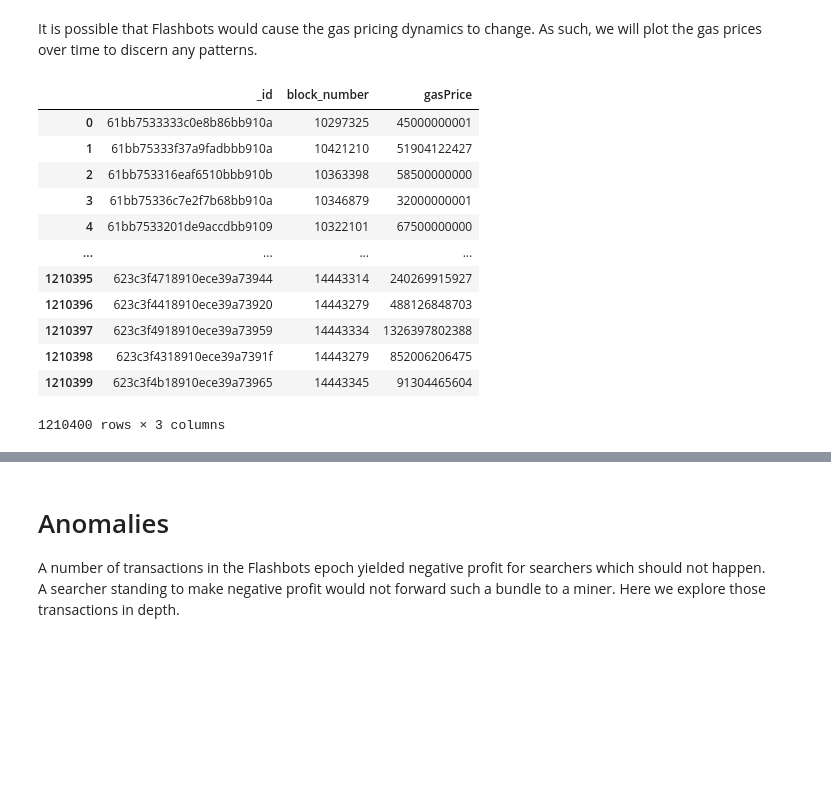
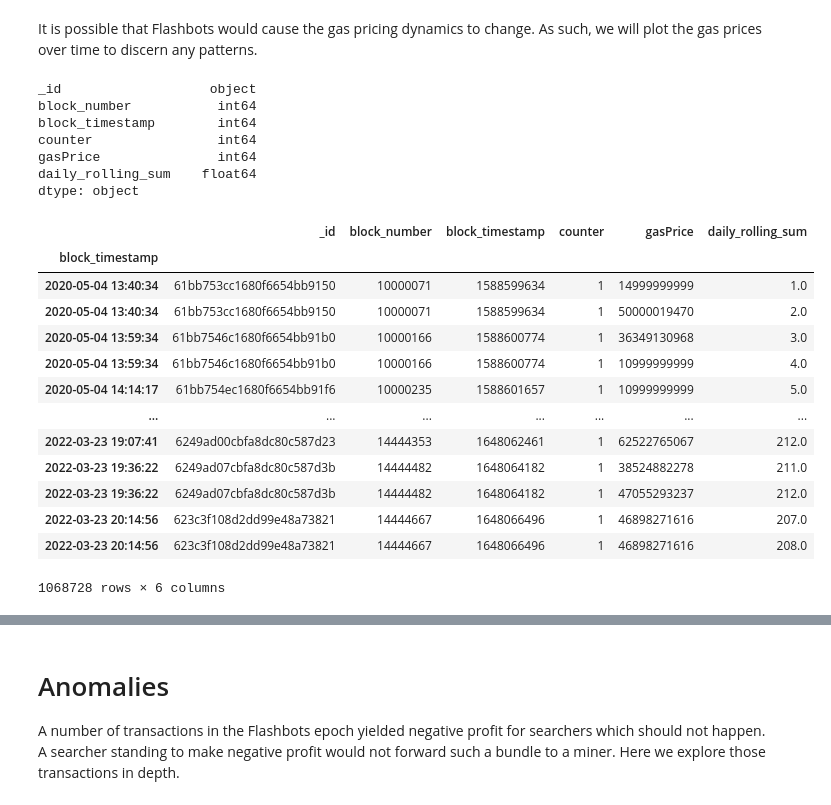
Before and after one commit to a-flashbot-in-the-pan/a-flashbot-in-the-pan, a Jupyter notebook: FlashbotsAnalysis.ipynb, the cells around one changed output, grey strips where cells are left out. Cells and saved outputs as stored; diff of their text form; code cells hidden in the pictures; blank space fills up the shorter version.

```diff
--- a/FlashbotsAnalysis.ipynb
+++ b/FlashbotsAnalysis.ipynb
@@ -416,36 +424,53 @@ It is possible that Flashbots would cause the gas pricing dynamics to change. As
 # %%
 def gas_price_extraction_pipeline(which_tx):
     return [
         {
             "$match":is_non_flashbots_query
         },
         {
             "$project": {
                 "block_number": "$block_number",
+                "block_timestamp": "$block_timestamp",
                 "gasPrice": which_tx,
             }
         },
     ]
 
 pipeline1 = gas_price_extraction_pipeline("$first_transaction.gasPrice")
 pipeline2 = gas_price_extraction_pipeline("$second_transaction.gasPrice")
 
 non_fb_txs_raw1 = pd.DataFrame(list(confirmed_mevs.aggregate(pipeline1)))
 non_fb_txs_raw2 = pd.DataFrame(list(confirmed_mevs.aggregate(pipeline2)))
 
-non_fb_txs_df = pd.concat([non_fb_txs_raw1, non_fb_txs_raw2], ignore_index=True)
+non_fb_txs_df = pd.concat([non_fb_txs_raw1, non_fb_txs_raw2], ignore_index=True).sort_values(by='block_number')
+non_fb_txs_df.index = pd.to_datetime(non_fb_txs_df["block_timestamp"], unit='s')
+
+#fb_txs.index = pydatetimes
+
+non_fb_txs_df.insert(3, 'counter', 1)
+non_fb_txs_df["daily_rolling_sum"] = non_fb_txs_df.rolling("1D").sum().counter
+
+print(non_fb_txs_df.dtypes)
 non_fb_txs_df
 # %% [output]
+_id                   object
+block_number           int64
+block_timestamp        int64
+counter                int64
+gasPrice               int64
+daily_rolling_sum    float64
+dtype: object
-|  | _id | block_number | gasPrice |
-| 0 | 61bb7533333c0e8b86bb910a | 10297325 | 45000000001 |
-| 1 | 61bb75333f37a9fadbbb910a | 10421210 | 51904122427 |
-| 2 | 61bb753316eaf6510bbb910b | 10363398 | 58500000000 |
-| 3 | 61bb75336c7e2f7b68bb910a | 10346879 | 32000000001 |
-| 4 | 61bb7533201de9accdbb9109 | 10322101 | 67500000000 |
-| ... | ... | ... | ... |
-| 1210395 | 623c3f4718910ece39a73944 | 14443314 | 240269915927 |
-| 1210396 | 623c3f4418910ece39a73920 | 14443279 | 488126848703 |
-| 1210397 | 623c3f4918910ece39a73959 | 14443334 | 1326397802388 |
-| 1210398 | 623c3f4318910ece39a7391f | 14443279 | 852006206475 |
-| 1210399 | 623c3f4b18910ece39a73965 | 14443345 | 91304465604 |
+|  | _id | block_number | block_timestamp | counter | gasPrice | daily_rolling_sum |
+| block_timestamp |  |  |  |  |  |  |
+| 2020-05-04 13:40:34 | 61bb753cc1680f6654bb9150 | 10000071 | 1588599634 | 1 | 14999999999 | 1.0 |
+| 2020-05-04 13:40:34 | 61bb753cc1680f6654bb9150 | 10000071 | 1588599634 | 1 | 50000019470 | 2.0 |
+| 2020-05-04 13:59:34 | 61bb7546c1680f6654bb91b0 | 10000166 | 1588600774 | 1 | 36349130968 | 3.0 |
+| 2020-05-04 13:59:34 | 61bb7546c1680f6654bb91b0 | 10000166 | 1588600774 | 1 | 10999999999 | 4.0 |
+| 2020-05-04 14:14:17 | 61bb754ec1680f6654bb91f6 | 10000235 | 1588601657 | 1 | 10999999999 | 5.0 |
+| ... | ... | ... | ... | ... | ... | ... |
+| 2022-03-23 19:07:41 | 6249ad00cbfa8dc80c587d23 | 14444353 | 1648062461 | 1 | 62522765067 | 212.0 |
+| 2022-03-23 19:36:22 | 6249ad07cbfa8dc80c587d3b | 14444482 | 1648064182 | 1 | 38524882278 | 211.0 |
+| 2022-03-23 19:36:22 | 6249ad07cbfa8dc80c587d3b | 14444482 | 1648064182 | 1 | 47055293237 | 212.0 |
+| 2022-03-23 20:14:56 | 623c3f108d2dd99e48a73821 | 14444667 | 1648066496 | 1 | 46898271616 | 207.0 |
+| 2022-03-23 20:14:56 | 623c3f108d2dd99e48a73821 | 14444667 | 1648066496 | 1 | 46898271616 | 208.0 |
-1210400 rows × 3 columns
+1068728 rows × 6 columns
```
Also changed, not shown: parts of 25 cells of this notebook.
